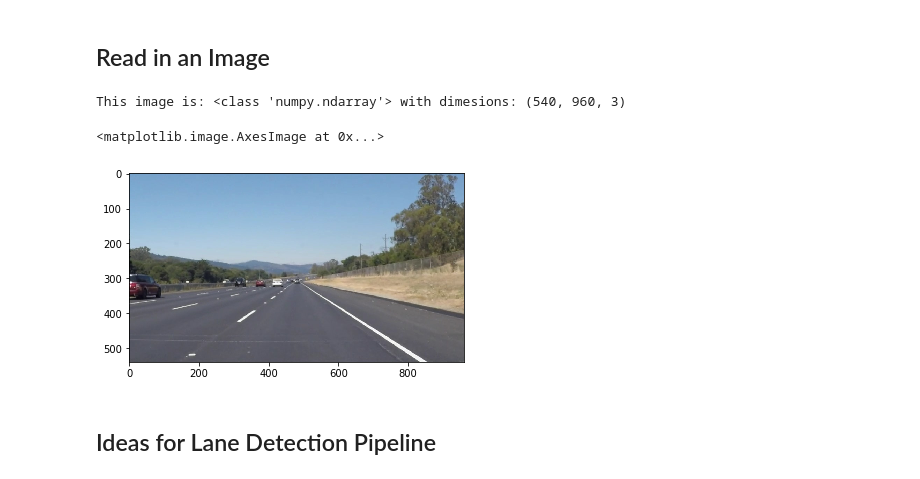
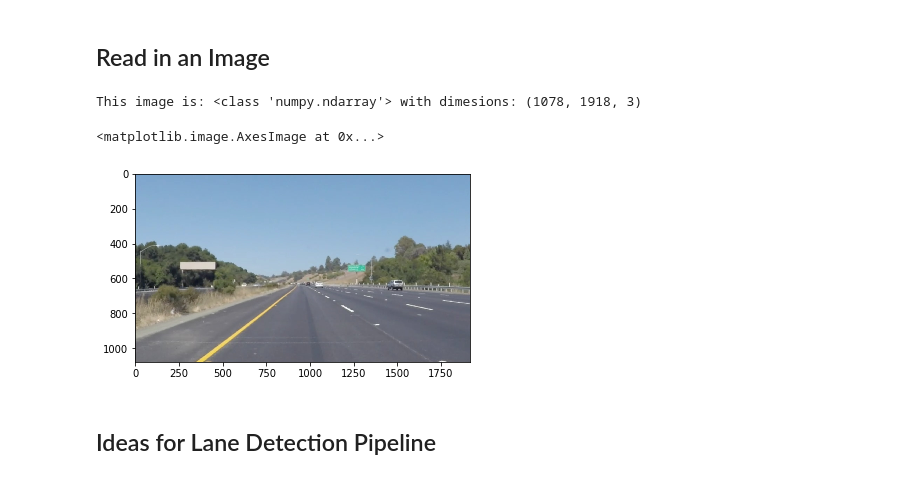
Before and after one commit to jeffwen/sdcnd_find_lanes, a Jupyter notebook: P1.ipynb, the cells around one changed output. Cells and saved outputs as stored; diff of their text form; code cells hidden in the pictures.

```diff
--- a/P1.ipynb
+++ b/P1.ipynb
@@ -57,15 +57,15 @@ from sklearn import linear_model
 ## Read in an Image
 # %%
 #reading in an image
-image = mpimg.imread('test_images/solidWhiteRight.jpg')
+image = mpimg.imread('test_images/solidYellowAdditional.jpg')
 
 #printing out some stats and plotting
 print('This image is:', type(image), 'with dimesions:', image.shape)
 plt.imshow(image)  # if you wanted to show a single color channel image called 'gray', for example, call as plt.imshow(gray, cmap='gray')
 # %% [output]
-This image is: <class 'numpy.ndarray'> with dimesions: (540, 960, 3)
+This image is: <class 'numpy.ndarray'> with dimesions: (1078, 1918, 3)
 <matplotlib.image.AxesImage at 0x...>
-[figure, old version]
+[figure, new version]
 # %% [markdown]
 ## Ideas for Lane Detection Pipeline
 # %% [markdown]
```
Also changed, not shown: parts of 18 cells of this notebook, 22 other files.
